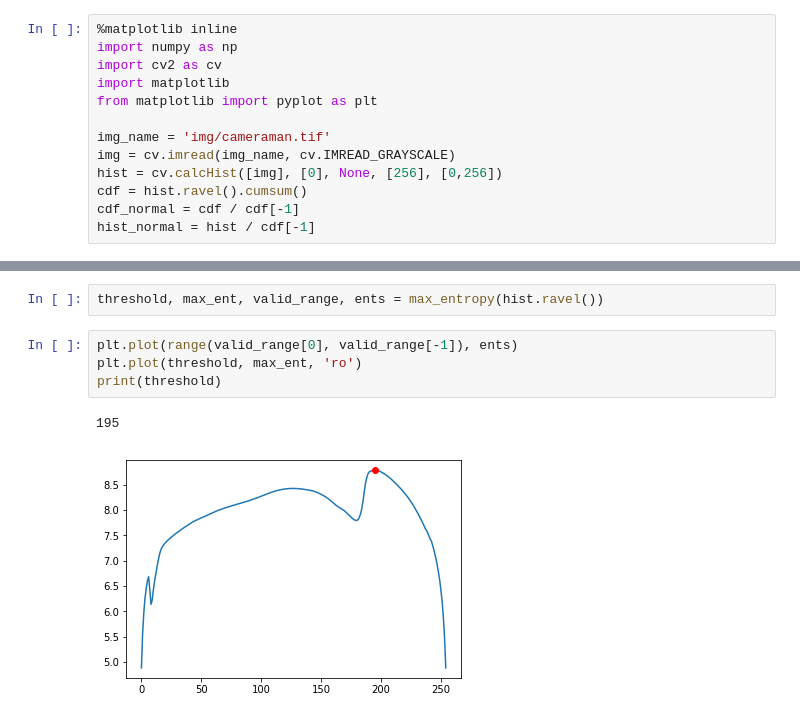
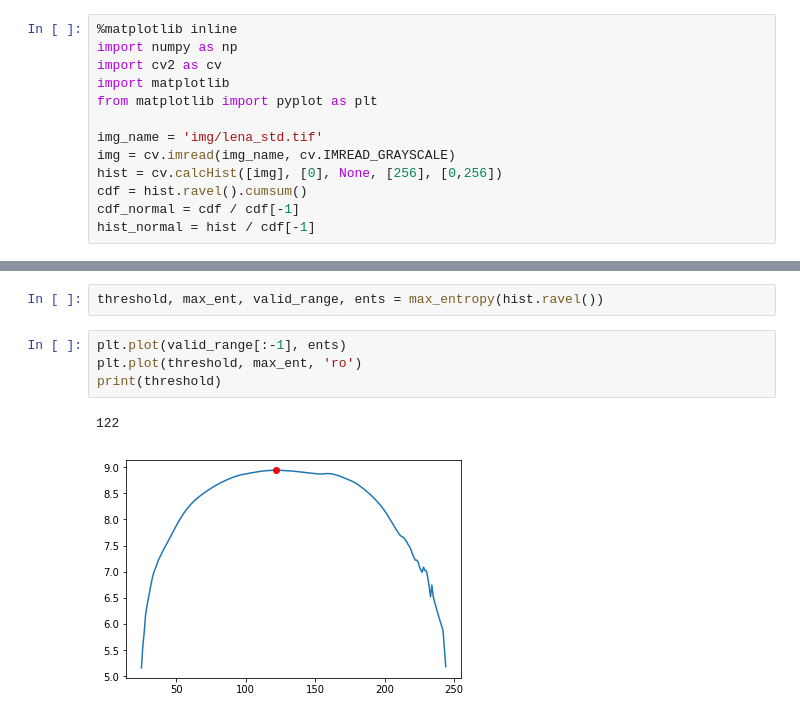
Before and after one commit to valleygtc/img_seg, a Jupyter notebook: m.ipynb, the cells around one changed output, grey strips where cells are left out. Drawn from its saved outputs; the diff is of its cells as text.

```diff
--- a/m.ipynb
+++ b/m.ipynb
@@ -5,7 +5,7 @@ import cv2 as cv
 import matplotlib
 from matplotlib import pyplot as plt
 
-img_name = 'img/cameraman.tif'
+img_name = 'img/lena_std.tif'
 img = cv.imread(img_name, cv.IMREAD_GRAYSCALE)
 hist = cv.calcHist([img], [0], None, [256], [0,256])
 cdf = hist.ravel().cumsum()
@@ -65,12 +65,12 @@ def max_entropy(hist):
 # %%
 threshold, max_ent, valid_range, ents = max_entropy(hist.ravel())
 # %%
-plt.plot(range(valid_range[0], valid_range[-1]), ents)
+plt.plot(valid_range[:-1], ents)
 plt.plot(threshold, max_ent, 'ro')
 print(threshold)
 # %% [output]
-195
+122
-[figure, old version]
+[figure, new version]
 # %%
 _, thr_img = cv.threshold(img, threshold, 255, cv.THRESH_BINARY)
 fig, ax_list = plt.subplots(1, 3)
```
Also changed, not shown: parts of 4 cells of this notebook, 1 other file.
